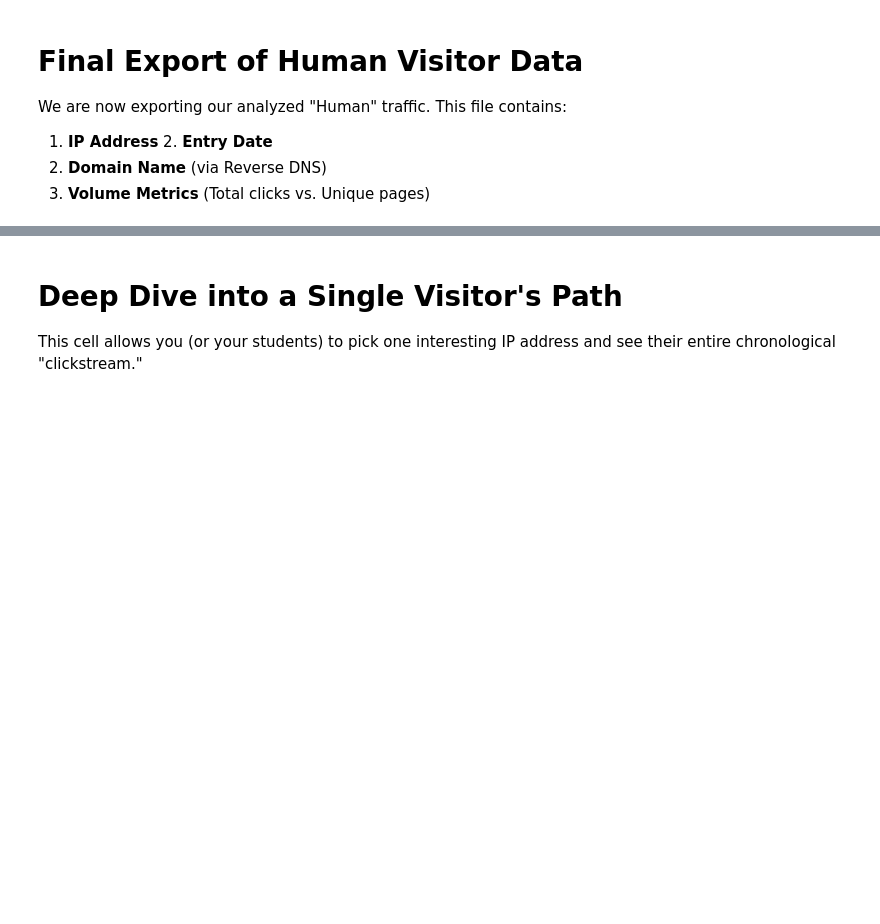
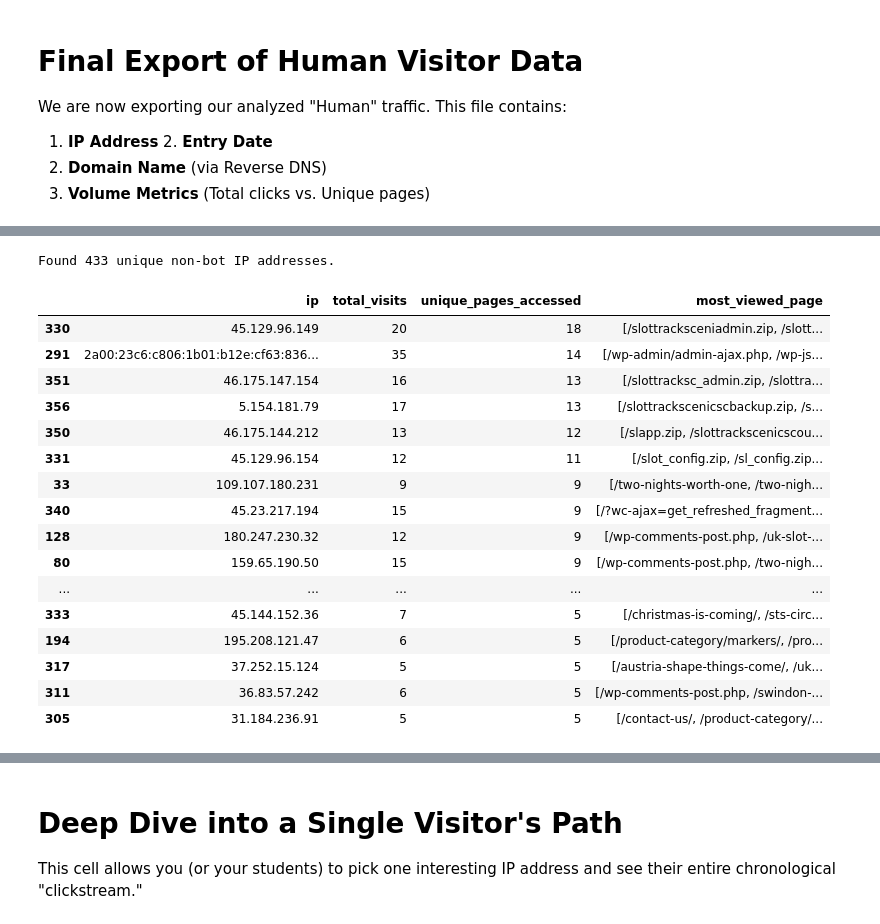
Before and after one commit to p-tech/BDAI-Files, a Jupyter notebook: log_files/log_file_analysis.ipynb, the cells around one changed output, grey strips where cells are left out. Drawn from its saved outputs; the diff is of its cells as text; code cells hidden in the pictures; blank space fills up the shorter version.

```diff
--- a/log_files/log_file_analysis.ipynb
+++ b/log_files/log_file_analysis.ipynb
@@ -489,0 +715,33 @@ files.download(csv_filename)
+# %%
+# 1. Ensure we are looking at the filtered 'human_traffic' (No bots, no 127.0.0.1, no CSS/Images)
+human_audit = human_traffic.groupby('ip').agg(
+    total_visits=('clean_url', 'count'),
+    unique_pages_accessed=('clean_url', 'nunique'),
+    most_viewed_page=('clean_url', lambda x: x.value_counts().index)
+).reset_index()
+
+# 2. Sort by the number of unique pages to find the most 'engaged' readers
+human_audit = human_audit.sort_values(by='unique_pages_accessed', ascending=False)
+
+# 3. Display the results
+print(f"Found {len(human_audit)} unique non-bot IP addresses.")
+display(human_audit.head(20))
+# %% [output]
+Found 433 unique non-bot IP addresses.
+|  | ip | total_visits | unique_pages_accessed | most_viewed_page |
+| 330 | 45.129.96.149 | 20 | 18 | [/slottracksceniadmin.zip, /slott... |
+| 291 | 2a00:23c6:c806:1b01:b12e:cf63:836... | 35 | 14 | [/wp-admin/admin-ajax.php, /wp-js... |
+| 351 | 46.175.147.154 | 16 | 13 | [/slottracksc_admin.zip, /slottra... |
+| 356 | 5.154.181.79 | 17 | 13 | [/slottrackscenicscbackup.zip, /s... |
+| 350 | 46.175.144.212 | 13 | 12 | [/slapp.zip, /slottrackscenicscou... |
+| 331 | 45.129.96.154 | 12 | 11 | [/slot_config.zip, /sl_config.zip... |
+| 33 | 109.107.180.231 | 9 | 9 | [/two-nights-worth-one, /two-nigh... |
+| 340 | 45.23.217.194 | 15 | 9 | [/?wc-ajax=get_refreshed_fragment... |
+| 128 | 180.247.230.32 | 12 | 9 | [/wp-comments-post.php, /uk-slot-... |
+| 80 | 159.65.190.50 | 15 | 9 | [/wp-comments-post.php, /two-nigh... |
+| ... | ... | ... | ... | ... |
+| 333 | 45.144.152.36 | 7 | 5 | [/christmas-is-coming/, /sts-circ... |
+| 194 | 195.208.121.47 | 6 | 5 | [/product-category/markers/, /pro... |
+| 317 | 37.252.15.124 | 5 | 5 | [/austria-shape-things-come/, /uk... |
+| 311 | 36.83.57.242 | 6 | 5 | [/wp-comments-post.php, /swindon-... |
+| 305 | 31.184.236.91 | 5 | 5 | [/contact-us/, /product-category/... |
```
Also changed, not shown: parts of 27 cells of this notebook.
